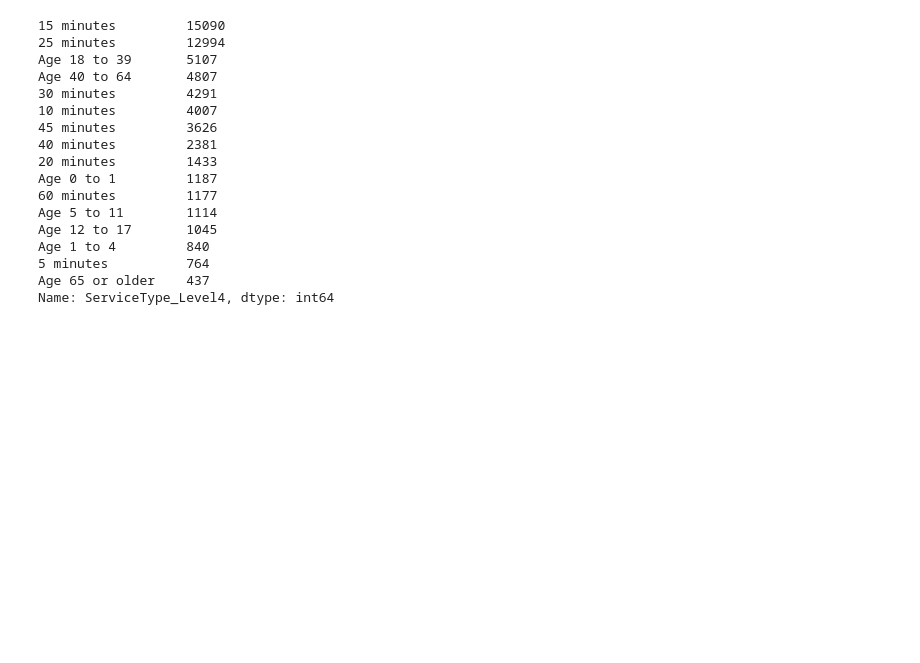
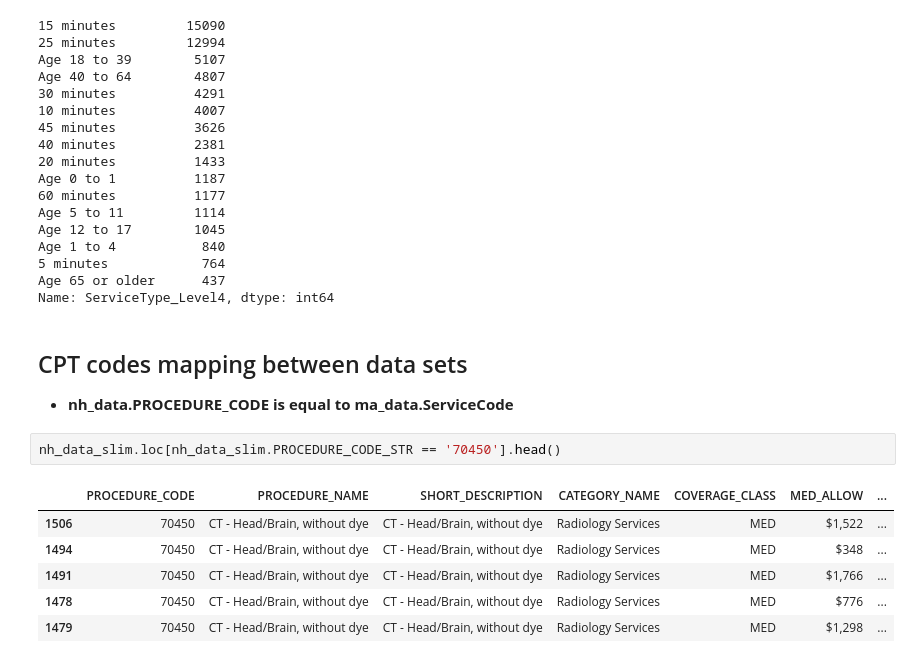
Before and after one commit to naveedn/priceisyourrightchallenge, a Jupyter notebook: price-eda.ipynb, the cells around one changed output. Saved outputs shown, nothing was run; the diff lists cells and outputs as text; blank space fills up the shorter version.

```diff
--- a/price-eda.ipynb
+++ b/price-eda.ipynb
@@ -396 +154,14 @@ Age 65 or older    437
 Name: ServiceType_Level4, dtype: int64
+# %% [markdown]
+## CPT codes mapping between data sets
+
+- <b>nh_data.PROCEDURE_CODE is equal to ma_data.ServiceCode</b>
+# %%
+nh_data_slim.loc[nh_data_slim.PROCEDURE_CODE_STR == '70450'].head()
+# %% [output]
+|  | PROCEDURE_CODE | PROCEDURE_NAME | SHORT_DESCRIPTION | CATEGORY_NAME | COVERAGE_CLASS | MED_ALLOW | ... |
+| 1506 | 70450 | CT - Head/Brain, without dye | CT - Head/Brain, without dye | Radiology Services | MED | $1,522 | ... |
+| 1494 | 70450 | CT - Head/Brain, without dye | CT - Head/Brain, without dye | Radiology Services | MED | $348 | ... |
+| 1491 | 70450 | CT - Head/Brain, without dye | CT - Head/Brain, without dye | Radiology Services | MED | $1,766 | ... |
+| 1478 | 70450 | CT - Head/Brain, without dye | CT - Head/Brain, without dye | Radiology Services | MED | $776 | ... |
+| 1479 | 70450 | CT - Head/Brain, without dye | CT - Head/Brain, without dye | Radiology Services | MED | $1,298 | ... |
```
Also changed, not shown: parts of 33 cells of this notebook, 4 other files.
